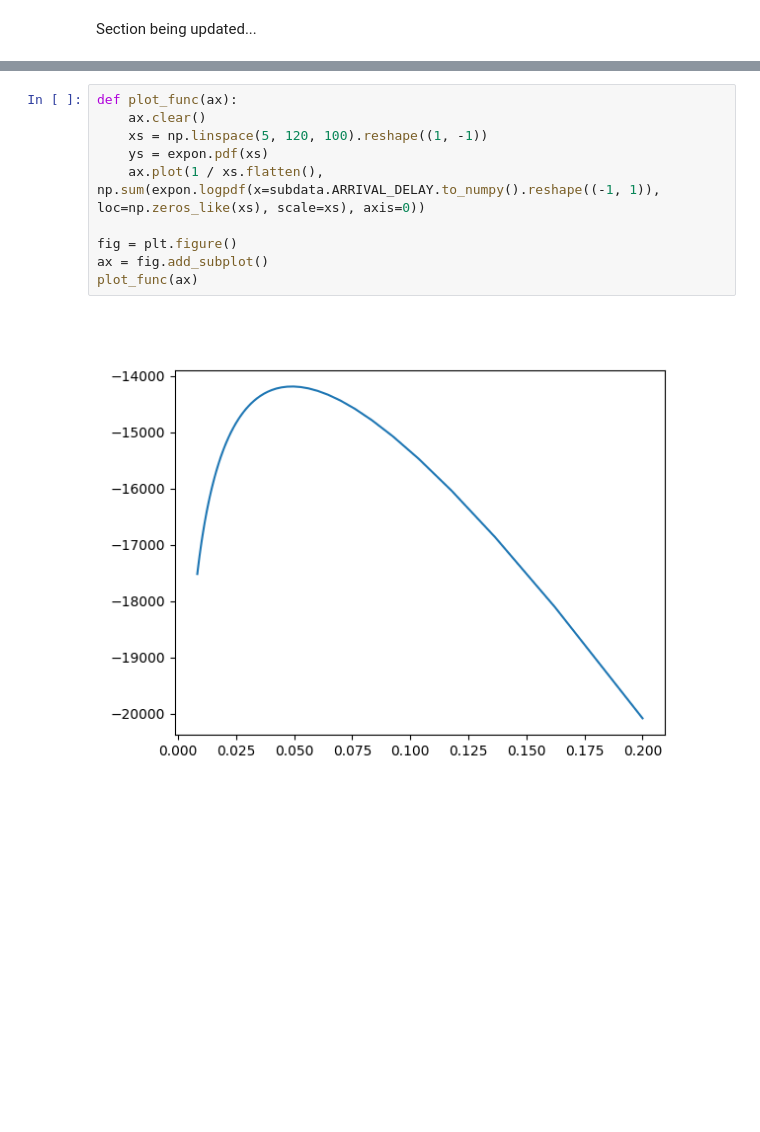
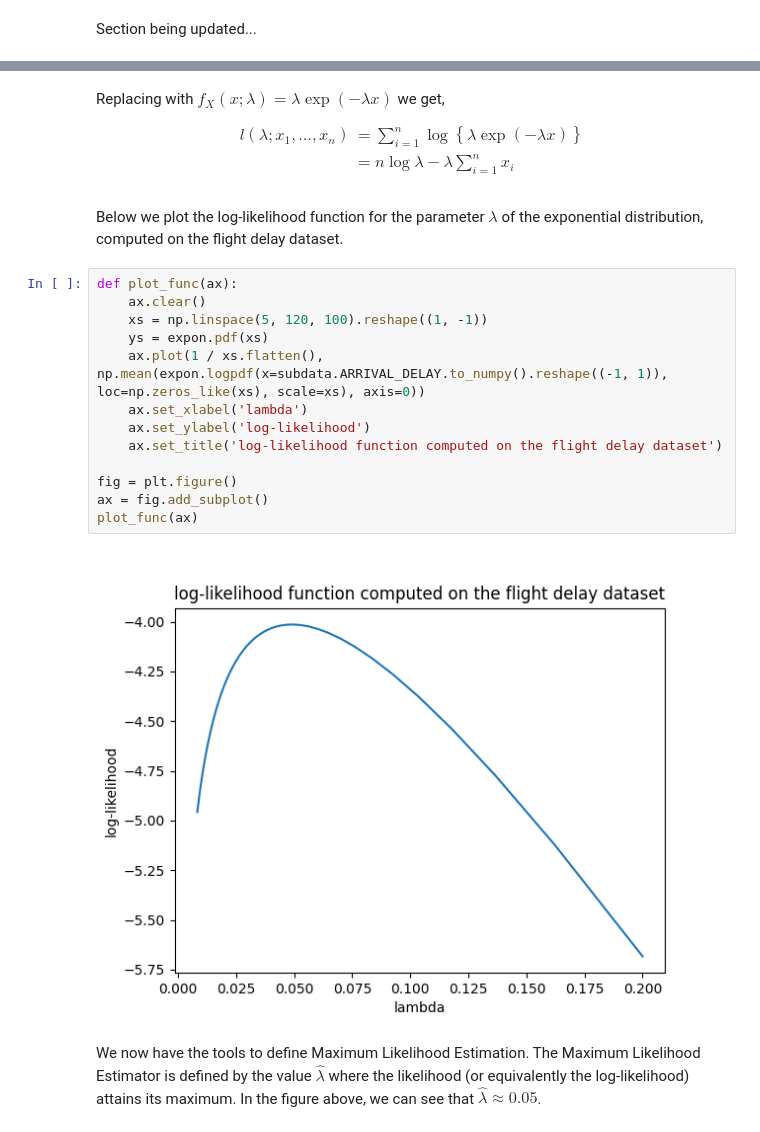
Before and after one commit to arthurBarthe/slidesMTH7015P, a Jupyter notebook: slides1.ipynb, the cells around one changed output, grey strips where cells are left out. Saved outputs shown, nothing was run; the diff lists cells and outputs as text; blank space fills up the shorter version.

```diff
--- a/slides1.ipynb
+++ b/slides1.ipynb
@@ -293,12 +294,31 @@ The second standard method of estimation that we investigate is Maximum Likeliho
+# %% [markdown]
+Replacing with $f_X(x;\lambda)=\lambda\exp(-\lambda x)$ we get,
+
+\begin{align}
+    l(\lambda; x_1, \ldots, x_n) &= \sum_{i=1}^{n}
+    \log
+    \left\{
+        \lambda\exp(-\lambda x)
+    \right\}\\
+    &=
+    n \log \lambda - \lambda \sum_{i=1}^{n} x_i
+\end{align}
+# %% [markdown]
+Below we plot the log-likelihood function for the parameter $\lambda$ of the exponential distribution, computed on the flight delay dataset.
 # %%
 def plot_func(ax):
     ax.clear()
     xs = np.linspace(5, 120, 100).reshape((1, -1))
     ys = expon.pdf(xs)
-    ax.plot(1 / xs.flatten(), np.sum(expon.logpdf(x=subdata.ARRIVAL_DELAY.to_numpy().reshape((-1, 1)), loc=np.zeros_like(xs), scale=xs), axis=0))
+    ax.plot(1 / xs.flatten(), np.mean(expon.logpdf(x=subdata.ARRIVAL_DELAY.to_numpy().reshape((-1, 1)), loc=np.zeros_like(xs), scale=xs), axis=0))
+    ax.set_xlabel('lambda')
+    ax.set_ylabel('log-likelihood')
+    ax.set_title('log-likelihood function computed on the flight delay dataset')
 
 fig = plt.figure()
 ax = fig.add_subplot()
 plot_func(ax)
 # %% [output]
-[figure, old version]
+[figure, new version]
+# %% [markdown]
+We now have the tools to define Maximum Likelihood Estimation. The Maximum Likelihood Estimator is defined by the value $\widehat{\lambda}$ where the likelihood (or equivalently the log-likelihood) attains its maximum. In the figure above, we can see that $\widehat{\lambda}\approx 0.05$.
```
Also changed, not shown: parts of 5 cells of this notebook.
